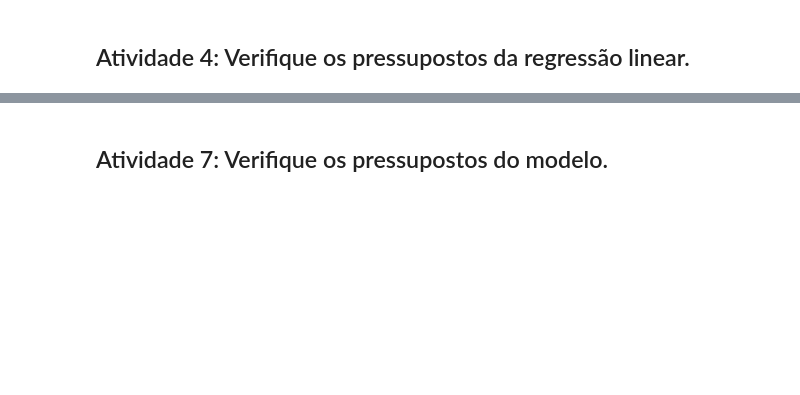
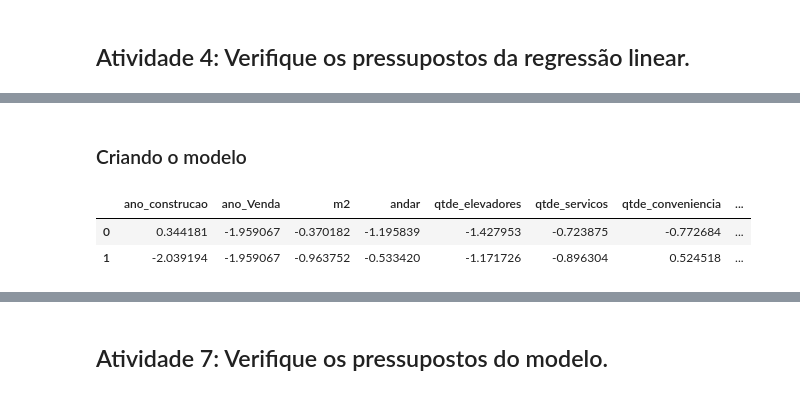
Before and after one commit to joaomorossini/Master-in-Data-Science, a Jupyter notebook: mod2.spr1_Analise_Multivariada_I/2.4_Regressao_Linear_Entrega.ipynb, the cells around one changed output, grey strips where cells are left out. Cells and saved outputs as stored; diff of their text form; code cells hidden in the pictures; blank space fills up the shorter version.

```diff
--- a/mod2.spr1_Analise_Multivariada_I/2.4_Regressao_Linear_Entrega.ipynb
+++ b/mod2.spr1_Analise_Multivariada_I/2.4_Regressao_Linear_Entrega.ipynb
@@ -439,0 +427,38 @@ O preço previsto para um apartamento com essas características é: 580413.42
+# %%
+# aplicando One Hot Encoding à variável tipo_Aquecimento
+df_aux = pd.get_dummies(df2['tipo_Aquecimento'], prefix='tipo_Aquecimento')
+df2 = pd.concat([df2, df_aux], axis=1)
+df2.drop(['tipo_Aquecimento', 'tipo_Aquecimento_central'], axis=1, inplace=True)
+# %%
+# aplicando One Hot Encoding à variável tempo_ate_onibus
+df_aux = pd.get_dummies(df2['tempo_ate_onibus'], prefix='tempo_ate_onibus')
+df2 = pd.concat([df2, df_aux], axis=1)
+df2.drop(['tempo_ate_onibus', 'tempo_ate_onibus_10min~15min'], axis=1, inplace=True)
+# %%
+# aplicando One Hot Encoding à variável tempo_ate_metro
+df_aux = pd.get_dummies(df2['tempo_ate_metro'], prefix='tempo_ate_metro')
+df2 = pd.concat([df2, df_aux], axis=1)
+df2.drop(['tempo_ate_metro', 'tempo_ate_metro_no_bus_stop_nearby'], axis=1, inplace=True)
+# %% [markdown]
+### Criando o modelo
+# %%
+# separando os dados em X e y
+X2 = df2.drop('preco', axis=1)
+y2 = df2['preco']
+# %%
+# Colocando os dados na mesma escala
+
+# instanciando a função
+scaler2 = StandardScaler()
+
+# criando uma cópia dos valores
+X_scaled2 = X2.copy()
+
+# aplicando a padronização
+X_scaled2[X_scaled2.columns] = scaler2.fit_transform(X_scaled2)
+
+X_scaled2.head(2)
+# %% [output]
+|  | ano_construcao | ano_Venda | m2 | andar | qtde_elevadores | qtde_servicos | qtde_conveniencia | ... |
+| 0 | 0.344181 | -1.959067 | -0.370182 | -1.195839 | -1.427953 | -0.723875 | -0.772684 | ... |
+| 1 | -2.039194 | -1.959067 | -0.963752 | -0.533420 | -1.171726 | -0.896304 | 0.524518 | ... |
```
Also changed, not shown: parts of 105 cells of this notebook.
